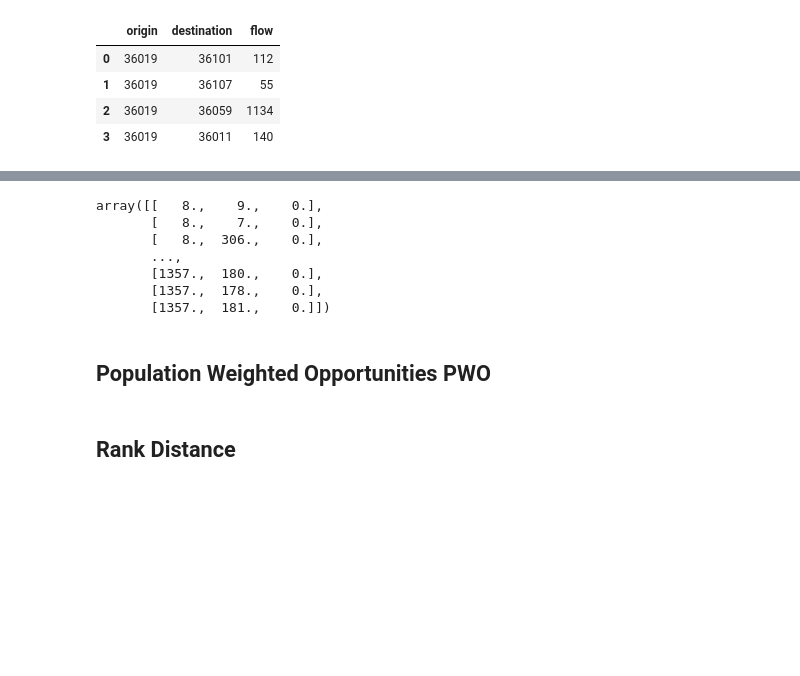
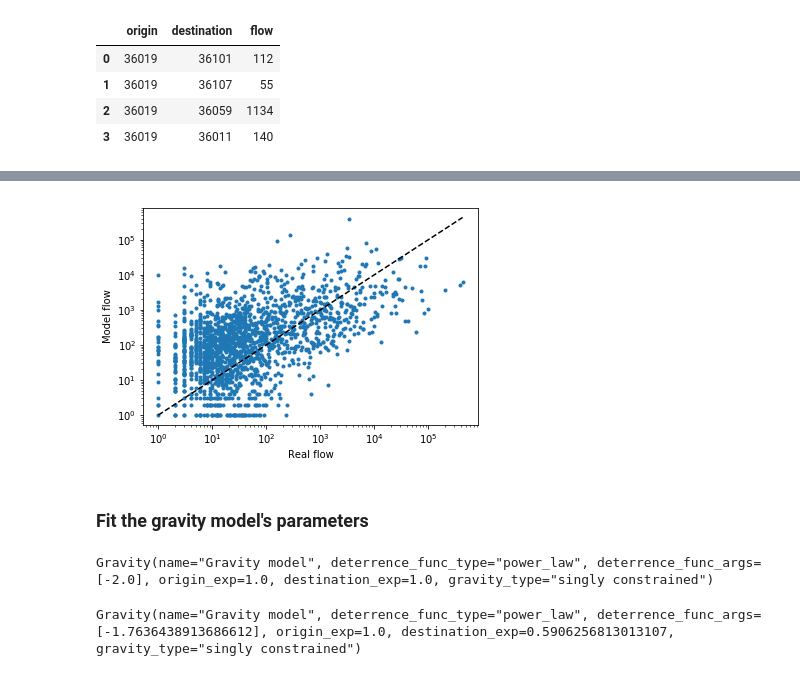
Before and after one commit to scikit-mobility/scikit-mobility, a Jupyter notebook: tutorial/4_flow_models_skmob_tutorial.ipynb, the cells around one changed output, grey strips where cells are left out. Drawn from its saved outputs; the diff is of its cells as text; code cells hidden in the pictures; blank space fills up the shorter version.

```diff
--- a/tutorial/4_flow_models_skmob_tutorial.ipynb
+++ b/tutorial/4_flow_models_skmob_tutorial.ipynb
@@ -441,12 +103,0 @@ array([[   8.,    9.,    0.],
-# %%
-flows_smp
-# %% [output]
-array([[   8.,    9.,    0.],
-       [   8.,    7.,    0.],
-       [   8.,  306.,    0.],
-       ...,
-       [1357.,  180.,    0.],
-       [1357.,  178.,    0.],
-       [1357.,  181.,    0.]])
-# %% [markdown]
-## Population Weighted Opportunities PWO
@@ -455,2 +103,0 @@ PopulationWeightedOpportunities
-# %% [markdown]
-## Rank Distance
@@ -458,0 +104,25 @@ RankDistance
+# %%
+plt.plot(xy[:,0], xy[:,1], '.')
+
+x = np.logspace(0, np.log10(np.max(xy)))
+plt.plot(x, x, '--k')
+
+plt.xlabel('Real flow')
+plt.ylabel('Model flow')
+
+plt.loglog()
+plt.show()
+# %% [output]
+[figure, added]
+# %% [markdown]
+### Fit the gravity model's parameters
+# %%
+gravity_singly_fitted = Gravity(gravity_type='singly constrained')
+print(gravity_singly_fitted)
+# %% [output]
+Gravity(name="Gravity model", deterrence_func_type="power_law", deterrence_func_args=[-2.0], origin_exp=1.0, destination_exp=1.0, gravity_type="singly constrained")
+# %%
+gravity_singly_fitted.fit(fdf, relevance_column='population')
+print(gravity_singly_fitted)
+# %% [output]
+Gravity(name="Gravity model", deterrence_func_type="power_law", deterrence_func_args=[-1.7636438913686612], origin_exp=1.0, destination_exp=0.5906256813013107, gravity_type="singly constrained")
```
Also changed, not shown: parts of 91 cells of this notebook, 6 other files.
